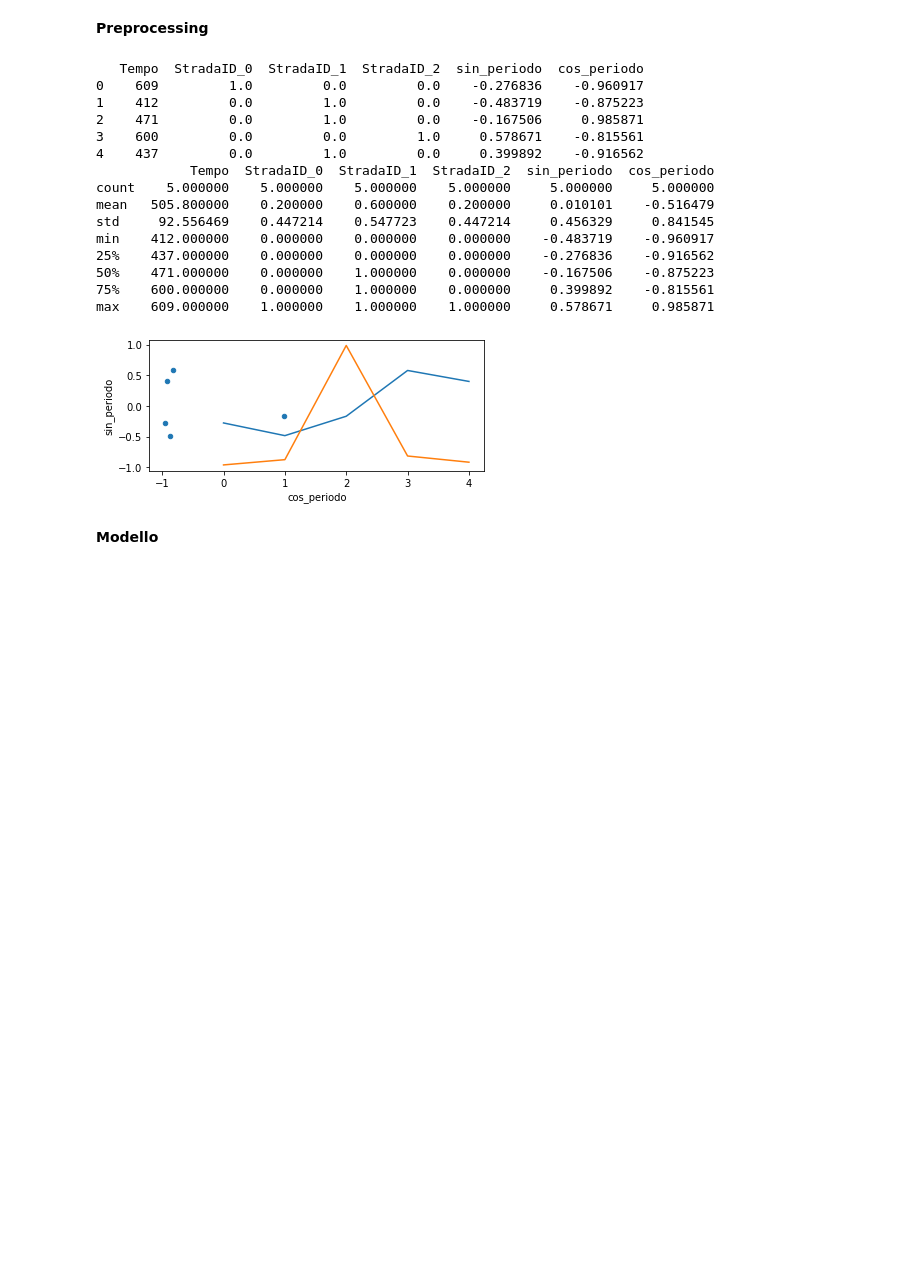
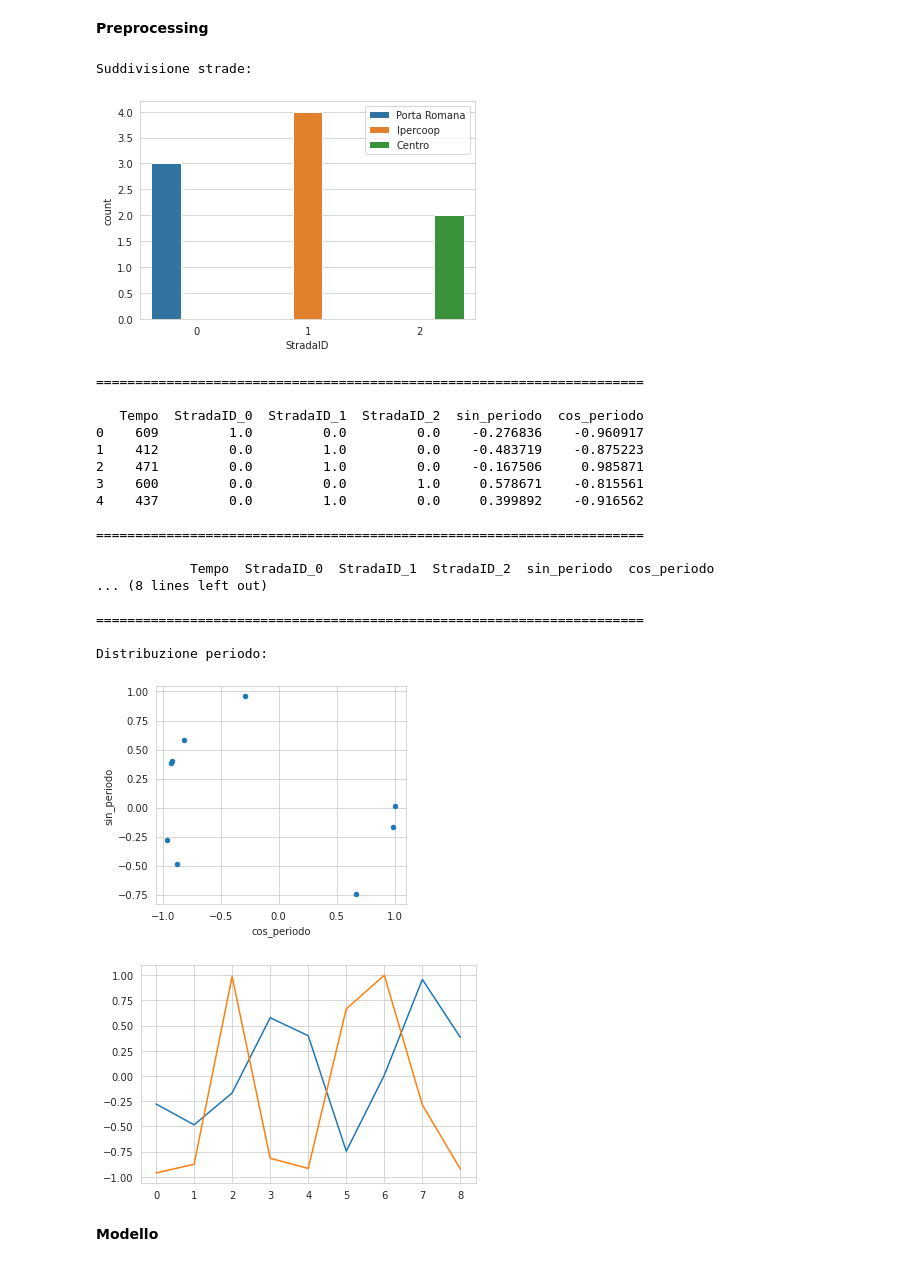
Before and after one commit to DaniAffCH/Be-st-reet, a Jupyter notebook: StreetTrack.ipynb, the cells around one changed output. Drawn from its saved outputs; the diff is of its cells as text; code cells hidden in the pictures; blank space fills up the shorter version.

```diff
--- a/StreetTrack.ipynb
+++ b/StreetTrack.ipynb
@@ -34,48 +37,66 @@ def fromDataToGoniometric(date):
   myTimestamp = unix_timestamp - (24 * 4 * 60 * 60)
   myTimestamp /= 60
   return [np.sin( 2 * np.pi * myTimestamp / minutiSettimana ), np.cos( 2 * np.pi * myTimestamp / minutiSettimana )]
+
+def spazio():
+  print("\n======================================================================\n")
 # %%
-df = pd.read_csv("/content/streetData.csv")
+df = pd.read_csv("http://hoffnung.altervista.org/streetData.csv")
+print("Suddivisione strade:")
+sns.set_style('whitegrid')
+sns.countplot(x = 'StradaID',hue="StradaID", data=df)
+plt.legend(['Porta Romana', 'Ipercoop', 'Centro'])
+plt.show()
+
+spazio()
 
 df = OneHotToDf(df, "StradaID")
 
 # Encoding tempo come combinazione di seno/coseno (periodicità)
 
 newCol = list()
 
 for row in df["Data"]:
   newCol.append(fromDataToGoniometric(row))
 
 df= pd.concat([df, pd.DataFrame(newCol, columns=["sin_periodo", "cos_periodo"])], axis='columns')
 del df["Data"]
 
 print(df.head())
+spazio()
 print(df.describe())
-
+spazio()
+print("Distribuzione periodo:")
 df.plot.scatter('cos_periodo','sin_periodo').set_aspect('equal');
+plt.show()
 
 df.sin_periodo.plot()
 df.cos_periodo.plot()
 
 feature = ["StradaID_0", "StradaID_1", "StradaID_2", "sin_periodo", "cos_periodo"]
 label = "Tempo"
 # %% [output]
-   Tempo  StradaID_0  StradaID_1  StradaID_2  sin_periodo  cos_periodo
-0    609         1.0         0.0         0.0    -0.276836    -0.960917
-1    412         0.0         1.0         0.0    -0.483719    -0.875223
-2    471         0.0         1.0         0.0    -0.167506     0.985871
-3    600         0.0         0.0         1.0     0.578671    -0.815561
-4    437         0.0         1.0         0.0     0.399892    -0.916562
-            Tempo  StradaID_0  StradaID_1  StradaID_2  sin_periodo  cos_periodo
-count    5.000000    5.000000    5.000000    5.000000     5.000000     5.000000
-mean   505.800000    0.200000    0.600000    0.200000     0.010101    -0.516479
-std     92.556469    0.447214    0.547723    0.447214     0.456329     0.841545
-min    412.000000    0.000000    0.000000    0.000000    -0.483719    -0.960917
-25%    437.000000    0.000000    0.000000    0.000000    -0.276836    -0.916562
-50%    471.000000    0.000000    1.000000    0.000000    -0.167506    -0.875223
-75%    600.000000    0.000000    1.000000    0.000000     0.399892    -0.815561
-max    609.000000    1.000000    1.000000    1.000000     0.578671     0.985871
+Suddivisione strade:
-[figure, old version]
+[figure, new version]
+======================================================================
+
+   Tempo  StradaID_0  StradaID_1  StradaID_2  sin_periodo  cos_periodo
+0    609         1.0         0.0         0.0    -0.276836    -0.960917
+1    412         0.0         1.0         0.0    -0.483719    -0.875223
+2    471         0.0         1.0         0.0    -0.167506     0.985871
+3    600         0.0         0.0         1.0     0.578671    -0.815561
+4    437         0.0         1.0         0.0     0.399892    -0.916562
+
+======================================================================
+
+            Tempo  StradaID_0  StradaID_1  StradaID_2  sin_periodo  cos_periodo
+... (8 lines left out)
+
+======================================================================
+
+Distribuzione periodo:
+[figure, added]
+[figure, added]
 # %% [markdown]
 **Modello**
 # %%
```
Also changed, not shown: parts of 5 cells of this notebook.
